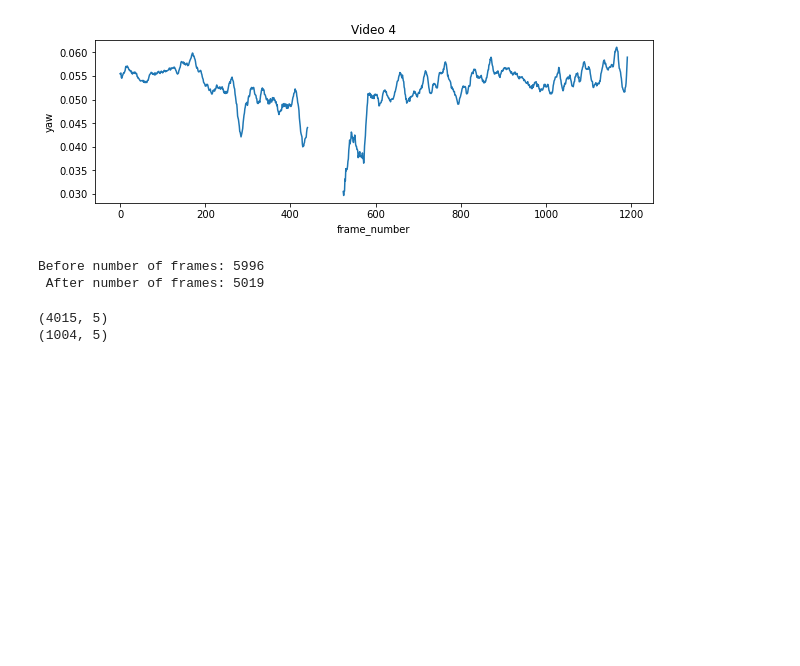
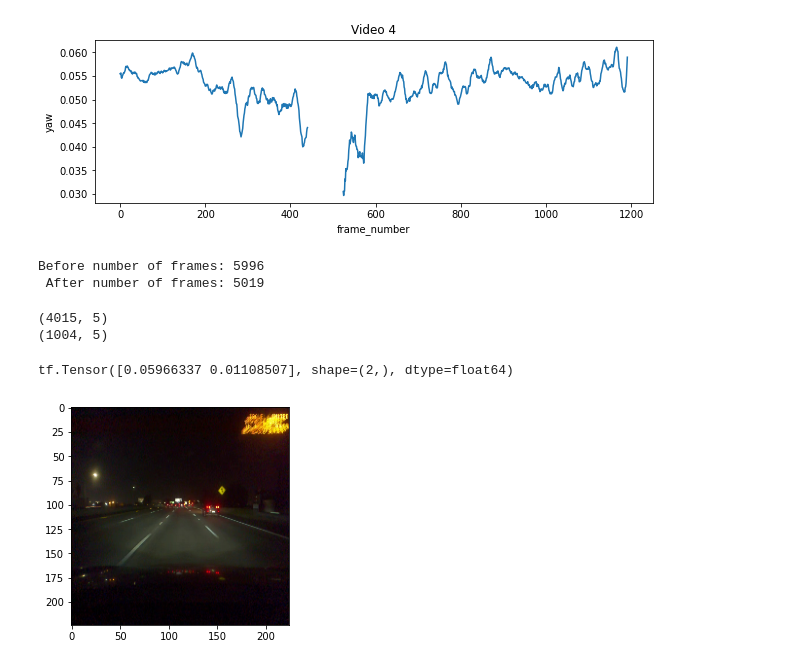
Before and after one commit to kim-jason/calib-challenge, a Jupyter notebook: colab.ipynb, the cells around one changed output. Saved outputs shown, nothing was run; the diff lists cells and outputs as text; code cells hidden in the pictures; blank space fills up the shorter version.

```diff
--- a/colab.ipynb
+++ b/colab.ipynb
@@ -149,11 +153,11 @@ Before number of frames: 5996
  After number of frames: 5019
 # %%
 #Split frames_df into training set (80%) and test set (20%)
-training_df = frames_df.sample(frac=0.8)
-testing_df = frames_df.drop(training_df.index)
+train_df = frames_df.sample(frac=0.8)
+test_df = frames_df.drop(training_df.index)
 
-print(training_df.shape)
-print(testing_df.shape)
+print(train_df.shape)
+print(test_df.shape)
 # %% [output]
 (4015, 5)
 (1004, 5)
@@ -260,0 +164,27 @@ print("FINISHED")
+# %%
+#Process images
+
+def read_image(path, targets):
+    file = tf.io.read_file(path)
+    image = tf.image.decode_jpeg(file, channels=3)
+    image = tf.image.resize(image, (224, 224))
+    image = image / 255.0
+    return (image, targets)
+
+def process_data(df, func):
+    features = df.path.values
+    targets = df[['pitch', 'yaw']].values
+    sub_data = tf.data.Dataset.from_tensor_slices((features, targets))
+    sub_data = sub_data.map(func)
+    return sub_data
+
+train_set = process_data(train_df, read_image)
+test_set = process_data(test_df, read_image)
+
+for x,y in train_set:
+    plt.imshow(x)
+    print(y)
+    break
+# %% [output]
+tf.Tensor([0.05966337 0.01108507], shape=(2,), dtype=float64)
+[figure, added]
```
Also changed, not shown: parts of 8 cells of this notebook.
